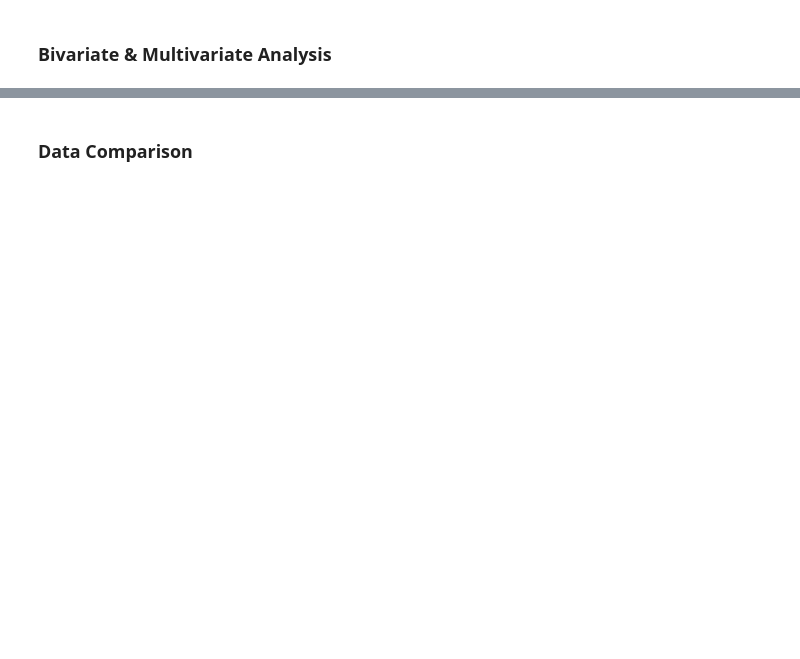
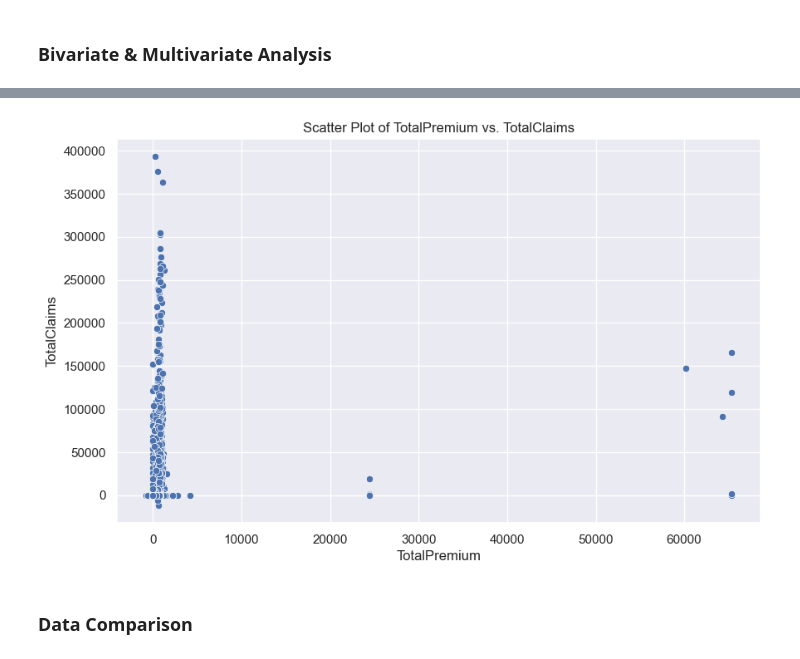
Before and after one commit to getahunTiruneh/AlphaCare-Insurance-Solutions, a Jupyter notebook: notebooks/descriptive-data-analysis.ipynb, the cells around one changed output, grey strips where cells are left out. Cells and saved outputs as stored; diff of their text form; code cells hidden in the pictures; blank space fills up the shorter version.

```diff
--- a/notebooks/descriptive-data-analysis.ipynb
+++ b/notebooks/descriptive-data-analysis.ipynb
@@ -111,2 +200,6 @@ eda.plot_bivariate_analysis(df, 'TotalPremium', 'TotalClaims', 'PostalCode')
+# %%
+eda.scatter_plot(df,'TotalPremium', 'TotalClaims')
+# %% [output]
+[figure, added]
 # %% [markdown]
 ### Data Comparison
```
Also changed, not shown: parts of 28 cells of this notebook.
